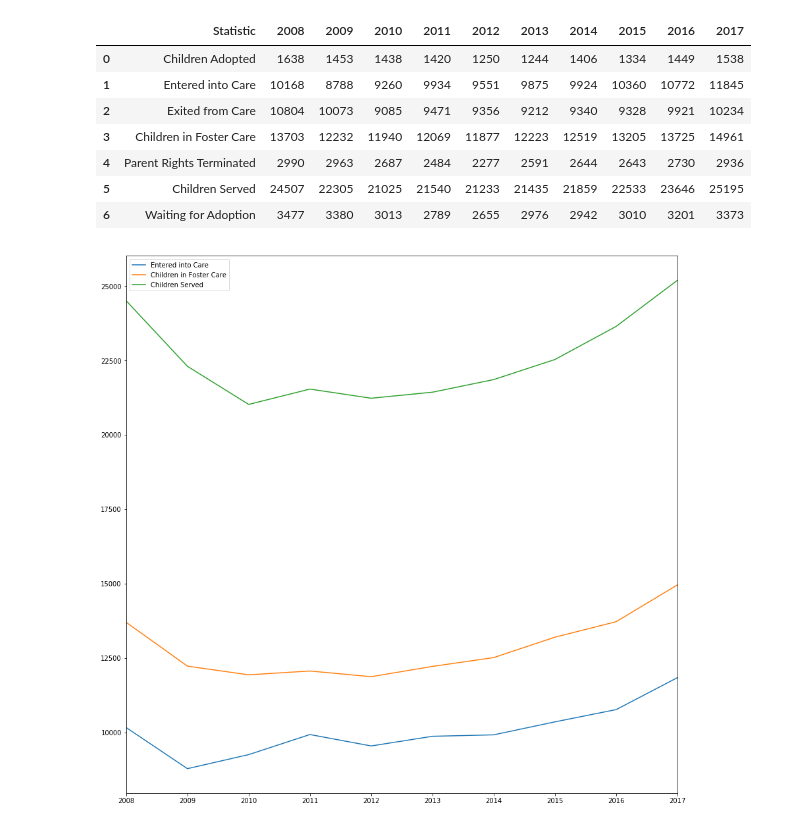
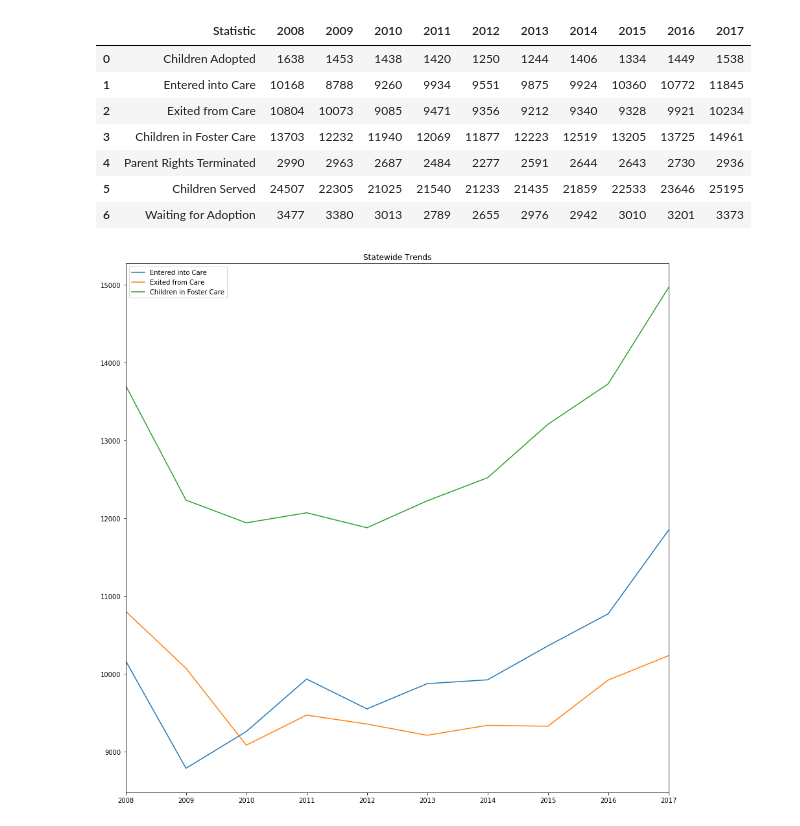
Before and after one commit to mervinator/project1group3, a Jupyter notebook: Foster/Graphing Foster Data.ipynb, the cells around one changed output. Saved outputs shown, nothing was run; the diff lists cells and outputs as text; code cells hidden in the pictures.

Commit message:
County Graphs

```diff
--- a/Foster/Graphing Foster Data.ipynb
+++ b/Foster/Graphing Foster Data.ipynb
@@ -20,21 +20,21 @@ df.head(10)
 # %%
 df2 = df.drop('Statistic',axis=1)
 adopted=df2.iloc[0]
 entered=df2.iloc[1]
 exited=df2.iloc[2]
 fostered=df2.iloc[3]
 rights=df2.iloc[4]
 served=df2.iloc[5]
 wait=df2.iloc[6]
 #adopted.plot(kind='line',label='Children Adopted', figsize=(15,15))
 entered.plot(kind='line',label='Entered into Care')
-#exited.plot(kind='line',label='Exited from Care')
+exited.plot(kind='line',label='Exited from Care')
 fostered.plot(kind='line',label='Children in Foster Care',figsize=(15,15))
 #rights.plot(kind='line',label='Parental Rights Terminated')
-served.plot(kind='line',label='Children Served')
+#served.plot(kind='line',label='Children Served')
 #wait.plot(kind='line',label='Waiting For Adoption')
 plt.legend(loc='best')
-
+plt.title("Statewide Trends")
 plt.savefig("Images/State_Trends.png")
 # %% [output]
-[figure, old version]
+[figure, new version]
```
Also changed, not shown: parts of 2 cells of this notebook, 9 other files.
